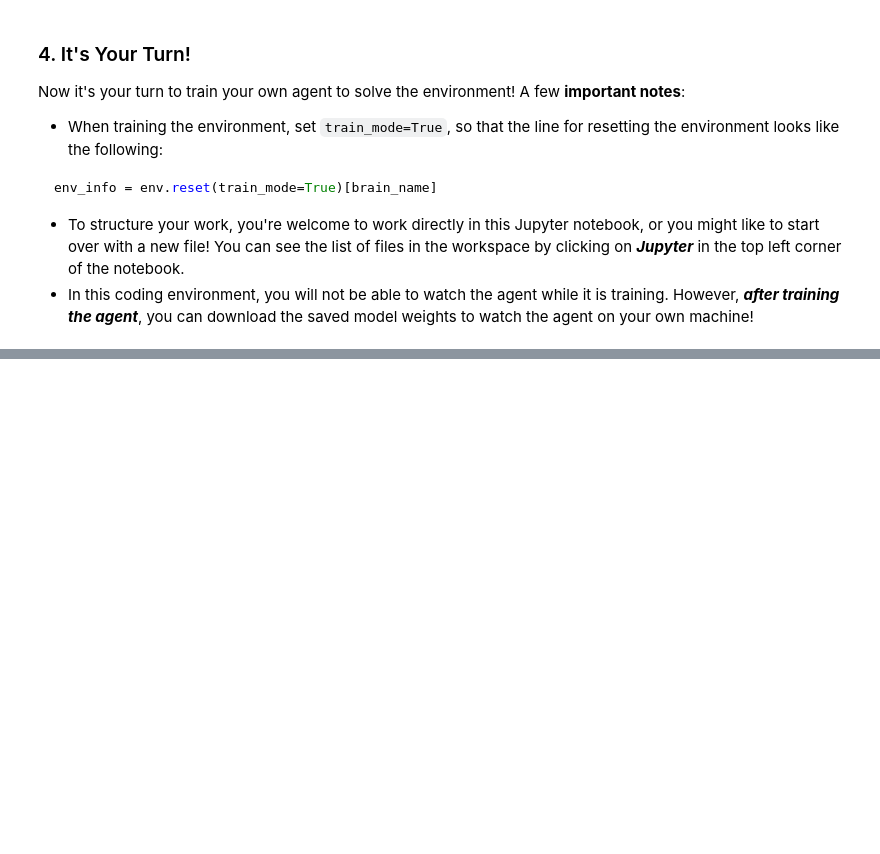
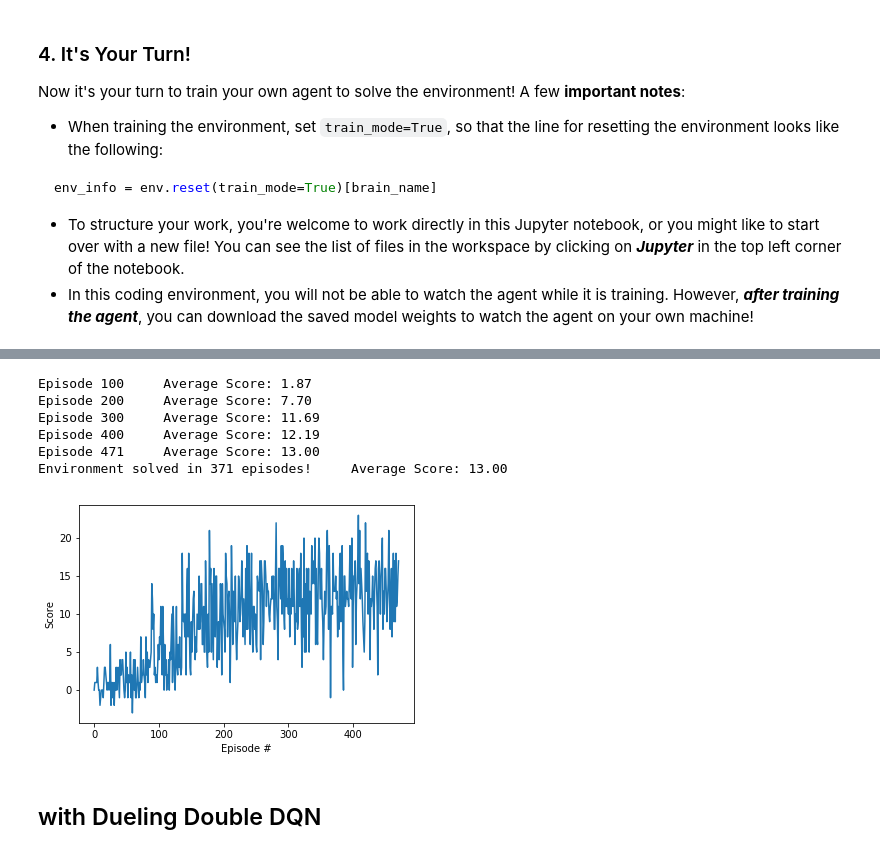
Before and after one commit to rahulmbagal/Udacity_Reinforcement_learning, a Jupyter notebook: Udacity-DeepRL-p1-navigation/Navigation.ipynb, the cells around one changed output, grey strips where cells are left out. Saved outputs shown, nothing was run; the diff lists cells and outputs as text; code cells hidden in the pictures; blank space fills up the shorter version.

```diff
--- a/Udacity-DeepRL-p1-navigation/Navigation.ipynb
+++ b/Udacity-DeepRL-p1-navigation/Navigation.ipynb
@@ -130,8 +122,8 @@ class QNetwork(nn.Module):
         """
         super(QNetwork, self).__init__()
         self.seed = torch.manual_seed(seed)
-        self.fc1 = nn.Linear(state_size, 256)
-        self.fc2 = nn.Linear(256, 128)
+        self.fc1 = nn.Linear(state_size, 512)
+        self.fc2 = nn.Linear(512, 128)
         self.fc3 = nn.Linear(128, 64)
         self.fc4 = nn.Linear(64, 32)
         self.fc5 = nn.Linear(32, action_size)
@@ -146,9 +138,7 @@ class QNetwork(nn.Module):
         x = F.relu(x)
         x = self.fc4(x)
         x = F.relu(x)
-        x = self.fc5(x)
-
-        return x
+        return (self.fc5(x))
 # %%
 import numpy as np
 import random
@@ -352,3 +343,24 @@ def dqn(n_episodes=2000, max_t=1000, eps_start=1.0, eps_end=0.025, eps_decay=0.8
             torch.save(agent.qnetwork_local.state_dict(), 'checkpoint.pth')
             break
     return scores
+# %%
+scores = dqn()
+# %% [output]
+Episode 100     Average Score: 1.87
+Episode 200     Average Score: 7.70
+Episode 300     Average Score: 11.69
+Episode 400     Average Score: 12.19
+Episode 471     Average Score: 13.00
+Environment solved in 371 episodes!     Average Score: 13.00
+# %%
+import matplotlib.pyplot as plt
+
+# plot the scores
+fig = plt.figure()
+ax = fig.add_subplot(111)
+plt.plot(np.arange(len(scores)), scores)
+plt.ylabel('Score')
+plt.xlabel('Episode #')
+plt.show()
+# %% [output]
+[figure, added]
@@ -354,0 +369,2 @@ def dqn(n_episodes=2000, max_t=1000, eps_start=1.0, eps_end=0.025, eps_decay=0.8
+# %% [markdown]
+## with Dueling Double DQN
```
Also changed, not shown: parts of 12 cells of this notebook, 2 other files.
